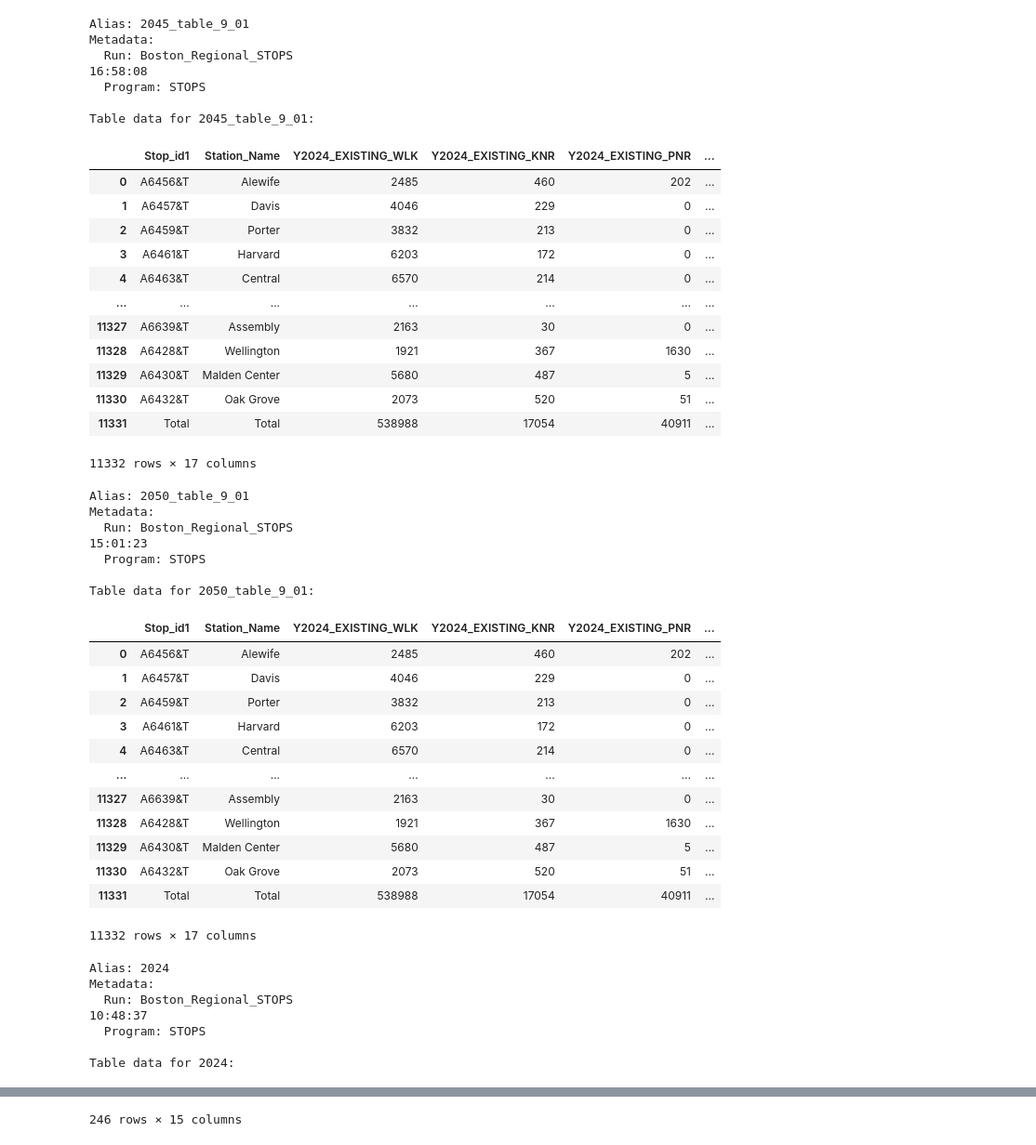
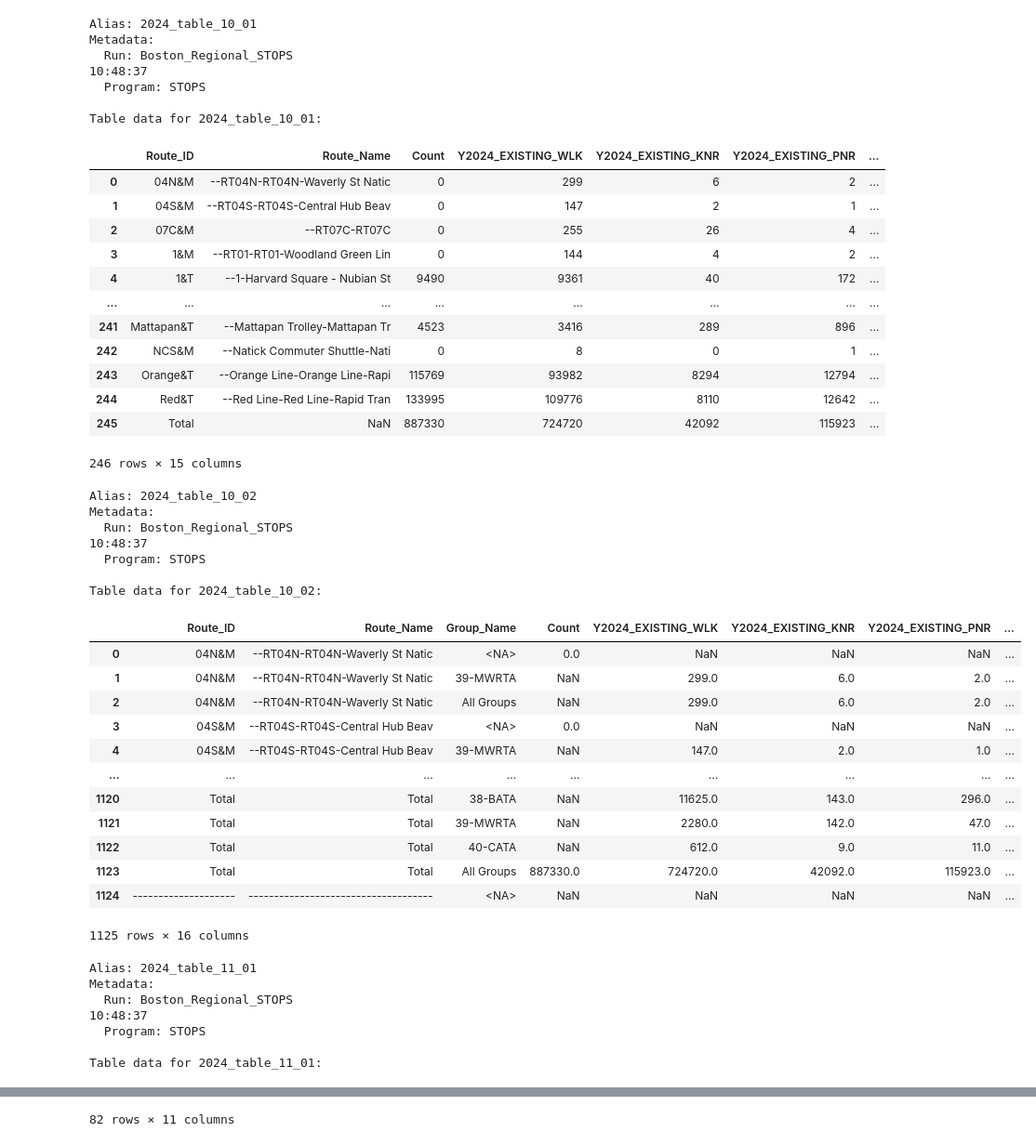
Before and after one commit to CTPSSTAFF/stops-pipeline, a Jupyter notebook: extraction_execution.ipynb, the cells around one changed output, grey strips where cells are left out. Shown: that part at 93% size. Drawn from its saved outputs; the diff is of its cells as text; code cells hidden in the pictures.

```diff
--- a/extraction_execution.ipynb
+++ b/extraction_execution.ipynb
@@ -18,15 +18,16 @@ prn_files = [
     ("2024", f"{prn_files_directory}/A2_MBTA-CATA-MWRTA-BATA-MVRTA#MBTA-CATA-MWRTA-BATA-MVRTA#MBTA-CATA-MWRTA-BATA-MVRTA_STOPSY2024Results.prn"),
     ("2045", f"{prn_files_directory}/A2_MBTA-CATA-MWRTA-BATA-MVRTA#MBTA50-CATA-MWRTA-BATA-MVRTA#MBTA50-CATA-MWRTA-BATA-MVRTA_STOPSY2045Results.prn"),
     ("2050", f"{prn_files_directory}/A2_MBTA-CATA-MWRTA-BATA-MVRTA#MBTA50-CATA-MWRTA-BATA-MVRTA#MBTA50-CATA-MWRTA-BATA-MVRTA_STOPSY2050Results.prn"),
+    ("example", f"{prn_files_directory}/example.prn"),
     # Add more as needed
 ]
+
 
 # Add files to the extractor
 extractor.add_files(prn_files)
 
-extractor.extract_table_9_01()
-extractor.extract_table_10_01()
-extractor.extract_table_10_02()
+# Extract all tables at once
+extractor.extract_all_tables()
 
 # Display results (optional, good for debugging)
 for alias_key in extractor.tables:
@@ -38,68 +39,68 @@ for alias_key in extractor.tables:
     display(extractor.tables[alias_key])
 
 # Export extracted tables to CSV files
 extractor.export_to_csv(output_dir="./extracted_csv_tables")
 # %% [output]
 Alias: 2024_table_9_01
 Metadata:
   Run: Boston_Regional_STOPS                                                                                            10:48:37
   Program: STOPS
 
 Table data for 2024_table_9_01:
 |  | Stop_id1 | Station_Name | Y2024_EXISTING_WLK | Y2024_EXISTING_KNR | Y2024_EXISTING_PNR | ... |
 | 0 | A6456&T | Alewife | 2485 | 460 | 202 | ... |
 | 1 | A6457&T | Davis | 4046 | 229 | 0 | ... |
 | 2 | A6459&T | Porter | 3832 | 213 | 0 | ... |
 | 3 | A6461&T | Harvard | 6203 | 172 | 0 | ... |
 | 4 | A6463&T | Central | 6570 | 214 | 0 | ... |
 | ... | ... | ... | ... | ... | ... | ... |
 | 11327 | A6639&T | Assembly | 2163 | 30 | 0 | ... |
 | 11328 | A6428&T | Wellington | 1921 | 367 | 1630 | ... |
 | 11329 | A6430&T | Malden Center | 5680 | 487 | 5 | ... |
 | 11330 | A6432&T | Oak Grove | 2073 | 520 | 51 | ... |
 | 11331 | Total | Total | 538988 | 17054 | 40911 | ... |
 11332 rows × 17 columns
-Alias: 2045_table_9_01
+Alias: 2024_table_10_01
 Metadata:
-  Run: Boston_Regional_STOPS                                                                                            16:58:08
+  Run: Boston_Regional_STOPS                                                                                            10:48:37
   Program: STOPS
 
-Table data for 2045_table_9_01:
+Table data for 2024_table_10_01:
-|  | Stop_id1 | Station_Name | Y2024_EXISTING_WLK | Y2024_EXISTING_KNR | Y2024_EXISTING_PNR | ... |
-| 0 | A6456&T | Alewife | 2485 | 460 | 202 | ... |
-| 1 | A6457&T | Davis | 4046 | 229 | 0 | ... |
-| 2 | A6459&T | Porter | 3832 | 213 | 0 | ... |
-| 3 | A6461&T | Harvard | 6203 | 172 | 0 | ... |
-| 4 | A6463&T | Central | 6570 | 214 | 0 | ... |
-| ... | ... | ... | ... | ... | ... | ... |
-| 11327 | A6639&T | Assembly | 2163 | 30 | 0 | ... |
-| 11328 | A6428&T | Wellington | 1921 | 367 | 1630 | ... |
-| 11329 | A6430&T | Malden Center | 5680 | 487 | 5 | ... |
-| 11330 | A6432&T | Oak Grove | 2073 | 520 | 51 | ... |
-| 11331 | Total | Total | 538988 | 17054 | 40911 | ... |
+|  | Route_ID | Route_Name | Count | Y2024_EXISTING_WLK | Y2024_EXISTING_KNR | Y2024_EXISTING_PNR | ... |
+| 0 | 04N&M | --RT04N-RT04N-Waverly St Natic | 0 | 299 | 6 | 2 | ... |
+| 1 | 04S&M | --RT04S-RT04S-Central Hub Beav | 0 | 147 | 2 | 1 | ... |
+| 2 | 07C&M | --RT07C-RT07C | 0 | 255 | 26 | 4 | ... |
+| 3 | 1&M | --RT01-RT01-Woodland Green Lin | 0 | 144 | 4 | 2 | ... |
+| 4 | 1&T | --1-Harvard Square - Nubian St | 9490 | 9361 | 40 | 172 | ... |
+| ... | ... | ... | ... | ... | ... | ... | ... |
+| 241 | Mattapan&T | --Mattapan Trolley-Mattapan Tr | 4523 | 3416 | 289 | 896 | ... |
+| 242 | NCS&M | --Natick Commuter Shuttle-Nati | 0 | 8 | 0 | 1 | ... |
+| 243 | Orange&T | --Orange Line-Orange Line-Rapi | 115769 | 93982 | 8294 | 12794 | ... |
+| 244 | Red&T | --Red Line-Red Line-Rapid Tran | 133995 | 109776 | 8110 | 12642 | ... |
+| 245 | Total | NaN | 887330 | 724720 | 42092 | 115923 | ... |
-11332 rows × 17 columns
+246 rows × 15 columns
-Alias: 2050_table_9_01
+Alias: 2024_table_10_02
 Metadata:
-  Run: Boston_Regional_STOPS                                                                                            15:01:23
+  Run: Boston_Regional_STOPS                                                                                            10:48:37
   Program: STOPS
 
-Table data for 2050_table_9_01:
+Table data for 2024_table_10_02:
-|  | Stop_id1 | Station_Name | Y2024_EXISTING_WLK | Y2024_EXISTING_KNR | Y2024_EXISTING_PNR | ... |
-| 0 | A6456&T | Alewife | 2485 | 460 | 202 | ... |
-| 1 | A6457&T | Davis | 4046 | 229 | 0 | ... |
-| 2 | A6459&T | Porter | 3832 | 213 | 0 | ... |
-| 3 | A6461&T | Harvard | 6203 | 172 | 0 | ... |
-| 4 | A6463&T | Central | 6570 | 214 | 0 | ... |
-| ... | ... | ... | ... | ... | ... | ... |
-| 11327 | A6639&T | Assembly | 2163 | 30 | 0 | ... |
-| 11328 | A6428&T | Wellington | 1921 | 367 | 1630 | ... |
-| 11329 | A6430&T | Malden Center | 5680 | 487 | 5 | ... |
-| 11330 | A6432&T | Oak Grove | 2073 | 520 | 51 | ... |
-| 11331 | Total | Total | 538988 | 17054 | 40911 | ... |
+|  | Route_ID | Route_Name | Group_Name | Count | Y2024_EXISTING_WLK | Y2024_EXISTING_KNR | Y2024_EXISTING_PNR | ... |
+| 0 | 04N&M | --RT04N-RT04N-Waverly St Natic | <NA> | 0.0 | NaN | NaN | NaN | ... |
+| 1 | 04N&M | --RT04N-RT04N-Waverly St Natic | 39-MWRTA | NaN | 299.0 | 6.0 | 2.0 | ... |
+| 2 | 04N&M | --RT04N-RT04N-Waverly St Natic | All Groups | NaN | 299.0 | 6.0 | 2.0 | ... |
+| 3 | 04S&M | --RT04S-RT04S-Central Hub Beav | <NA> | 0.0 | NaN | NaN | NaN | ... |
+| 4 | 04S&M | --RT04S-RT04S-Central Hub Beav | 39-MWRTA | NaN | 147.0 | 2.0 | 1.0 | ... |
+| ... | ... | ... | ... | ... | ... | ... | ... | ... |
+| 1120 | Total | Total | 38-BATA | NaN | 11625.0 | 143.0 | 296.0 | ... |
+| 1121 | Total | Total | 39-MWRTA | NaN | 2280.0 | 142.0 | 47.0 | ... |
+| 1122 | Total | Total | 40-CATA | NaN | 612.0 | 9.0 | 11.0 | ... |
+| 1123 | Total | Total | All Groups | 887330.0 | 724720.0 | 42092.0 | 115923.0 | ... |
+| 1124 | -------------------- | ------------------------------------ | <NA> | NaN | NaN | NaN | NaN | ... |
-11332 rows × 17 columns
+1125 rows × 16 columns
-Alias: 2024
+Alias: 2024_table_11_01
 Metadata:
   Run: Boston_Regional_STOPS                                                                                            10:48:37
   Program: STOPS
 
-Table data for 2024:
+Table data for 2024_table_11_01:
@@ -118 +119 @@ Table data for 2024:
-246 rows × 15 columns
+82 rows × 11 columns
```
Also changed, not shown: parts of 1 cell of this notebook, 3 other files.
